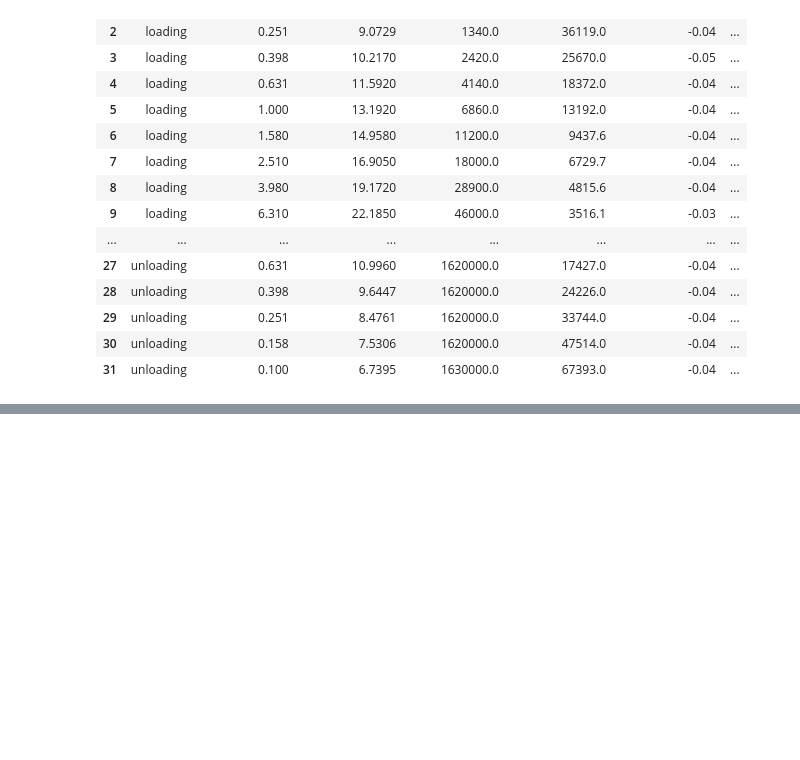
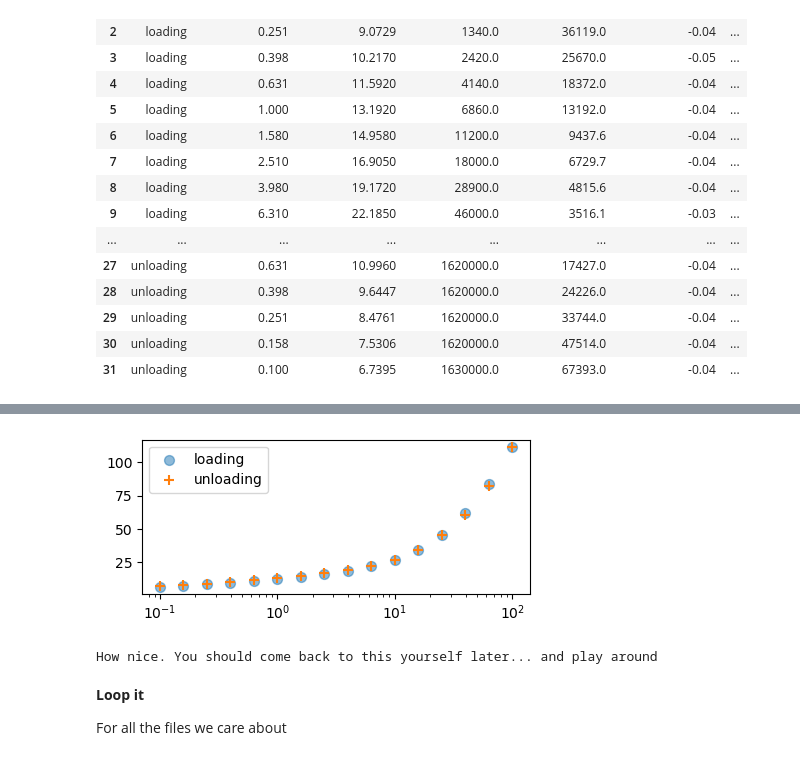
Before and after one commit to saabirpetker/trypy, a Jupyter notebook: trypy_tutorials/books/plot_csv.ipynb, the cells around one changed output, grey strips where cells are left out. Cells and saved outputs as stored; diff of their text form; code cells hidden in the pictures; blank space fills up the shorter version.

```diff
--- a/trypy_tutorials/books/plot_csv.ipynb
+++ b/trypy_tutorials/books/plot_csv.ipynb
@@ -235,0 +352,15 @@ How nice. You should come back to this yourself later... and play around
+# %%
+ax1=initfig(5,2)
+file="../data/ACS2/GR4SM32.csv"
+x1='Shear Rate[1/s]'
+y1='Shear Stress[Pa]'
+split(file, x, y, ax1)
+plt.show()
+message()
+# %% [output]
+[figure, added]
+How nice. You should come back to this yourself later... and play around
+# %% [markdown]
+<font size="20">**Loop it**
+
+For all the files we care about
```
Also changed, not shown: parts of 14 cells of this notebook.
